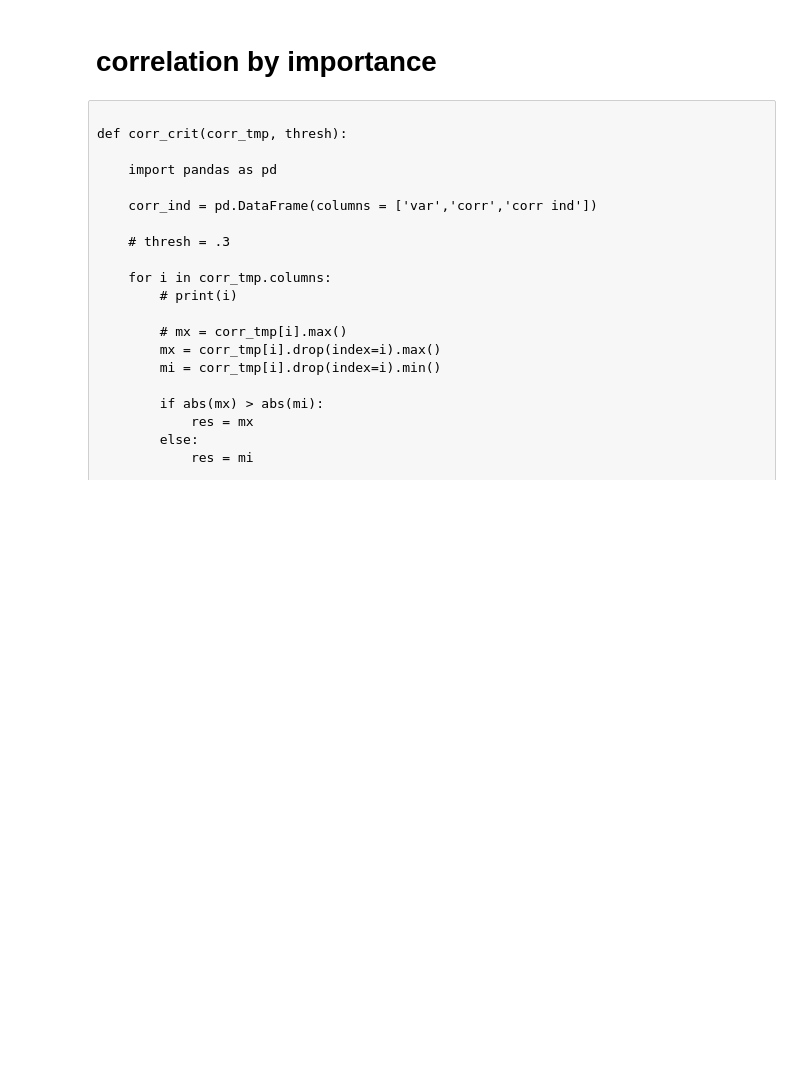
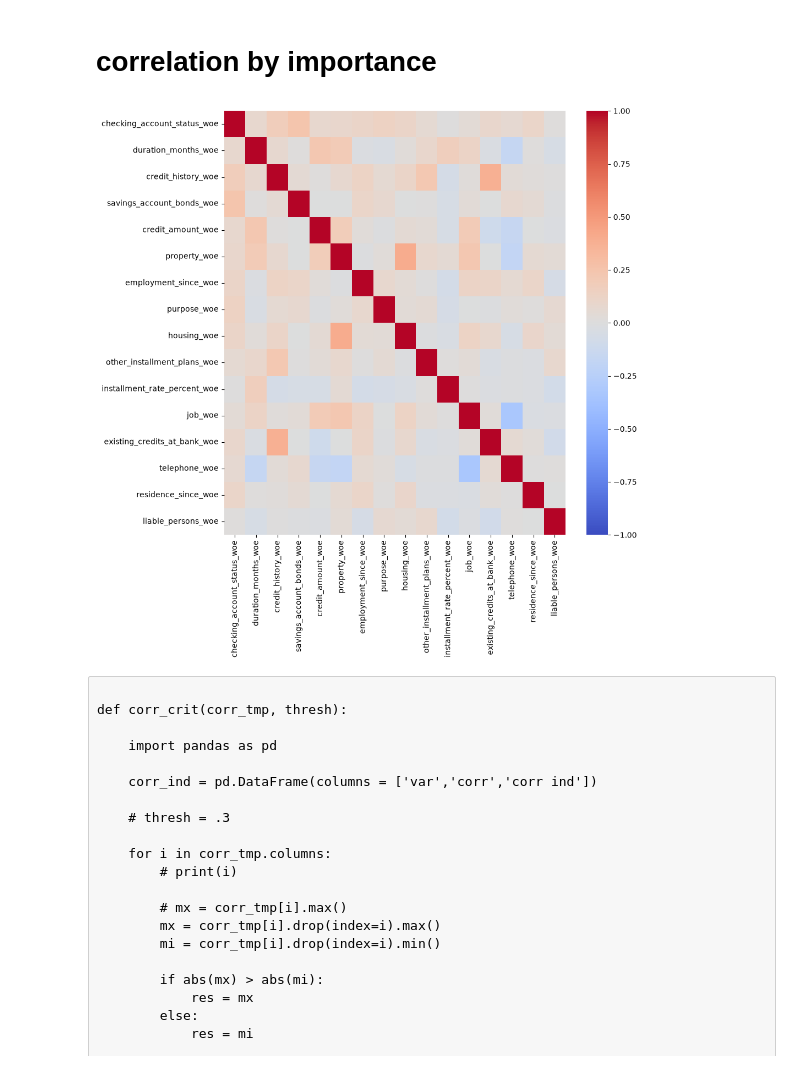
Before and after one commit to MonoJello/credit-risk, a Jupyter notebook: code/01 descriptive.ipynb, the cells around one changed output. Drawn from its saved outputs; the diff is of its cells as text; code cells hidden in the pictures; blank space fills up the shorter version.

```diff
--- a/code/01 descriptive.ipynb
+++ b/code/01 descriptive.ipynb
@@ -524,16 +748,23 @@ walds
 # %% [markdown]
 # correlation by importance
+# %%
+# same list but ordered by importance
+feat_names['woe'] = walds['var'].tolist()
+# %%
+corr_ranked = df[feat_names['woe']].corr()
 # %%
 plt.figure(figsize=(10, 10))
 sns.heatmap(
-    df[["bad"] + feat_names['woe']].corr(),
+    corr_ranked,
     # annot=True,
     cmap="coolwarm",
     vmin=-1,
     vmax=1
 )
 
 plt.show()
+# %% [output]
+[figure, added]
 # %% [raw]
 
 def corr_crit(corr_tmp, thresh):
```
Also changed, not shown: parts of 33 cells of this notebook.
